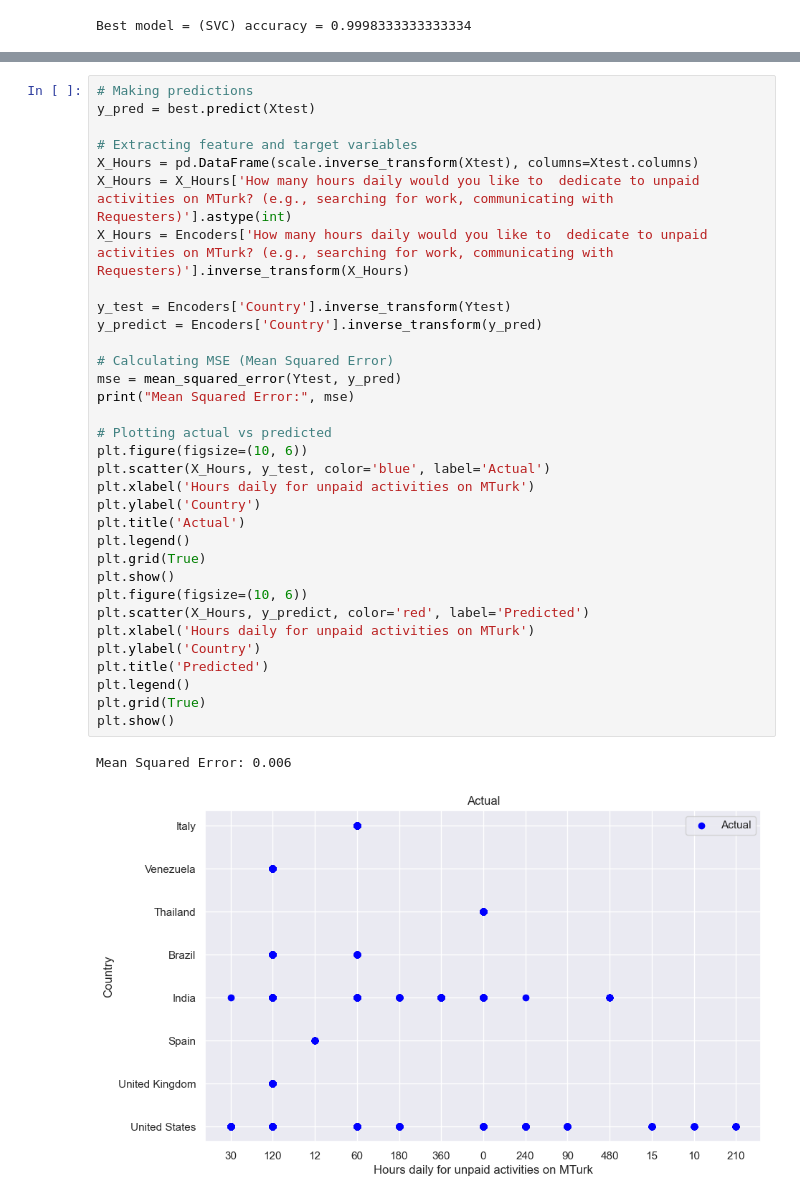
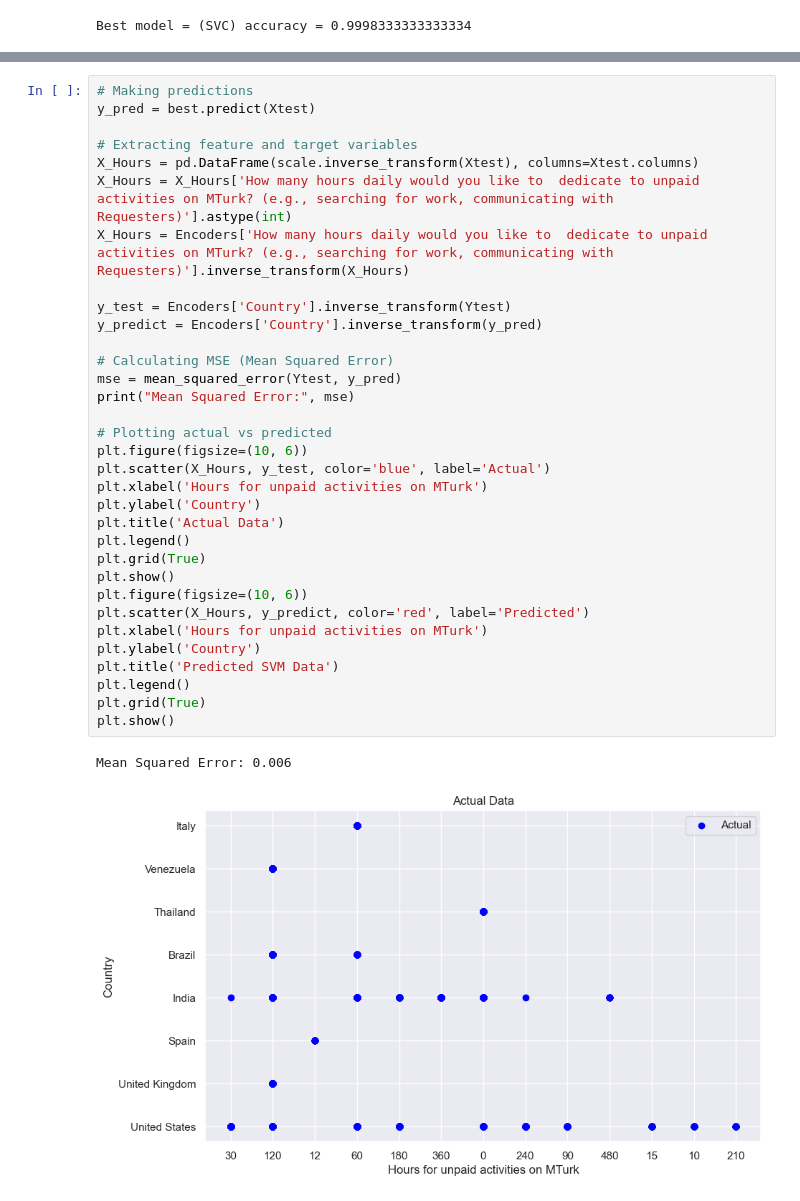
Before and after one commit to NicholasBerns/DataScienceProject, a Jupyter notebook: mturk_models.ipynb, the cells around one changed output, grey strips where cells are left out. Saved outputs shown, nothing was run; the diff lists cells and outputs as text.

```diff
--- a/mturk_models.ipynb
+++ b/mturk_models.ipynb
@@ -370,35 +370,35 @@ Mean Squared Error: 2.583991838413537
 # Making predictions
 y_pred = best.predict(Xtest)
 
 # Extracting feature and target variables
 X_Hours = pd.DataFrame(scale.inverse_transform(Xtest), columns=Xtest.columns)
 X_Hours = X_Hours['How many hours daily would you like to  dedicate to unpaid activities on MTurk? (e.g., searching for work, communicating with Requesters)'].astype(int)
 X_Hours = Encoders['How many hours daily would you like to  dedicate to unpaid activities on MTurk? (e.g., searching for work, communicating with Requesters)'].inverse_transform(X_Hours)
 
 y_test = Encoders['Country'].inverse_transform(Ytest)
 y_predict = Encoders['Country'].inverse_transform(y_pred)
 
 # Calculating MSE (Mean Squared Error)
 mse = mean_squared_error(Ytest, y_pred)
 print("Mean Squared Error:", mse)
 
 # Plotting actual vs predicted
 plt.figure(figsize=(10, 6))
 plt.scatter(X_Hours, y_test, color='blue', label='Actual')
-plt.xlabel('Hours daily for unpaid activities on MTurk')
+plt.xlabel('Hours for unpaid activities on MTurk')
 plt.ylabel('Country')
-plt.title('Actual')
+plt.title('Actual Data')
 plt.legend()
 plt.grid(True)
 plt.show()
 plt.figure(figsize=(10, 6))
 plt.scatter(X_Hours, y_predict, color='red', label='Predicted')
-plt.xlabel('Hours daily for unpaid activities on MTurk')
+plt.xlabel('Hours for unpaid activities on MTurk')
 plt.ylabel('Country')
-plt.title('Predicted')
+plt.title('Predicted SVM Data')
 plt.legend()
 plt.grid(True)
 plt.show()
 # %% [output]
 Mean Squared Error: 0.006
-[figure, old version]
+[figure, new version]
```
Also changed, not shown: parts of 6 cells of this notebook, 1 other file.
